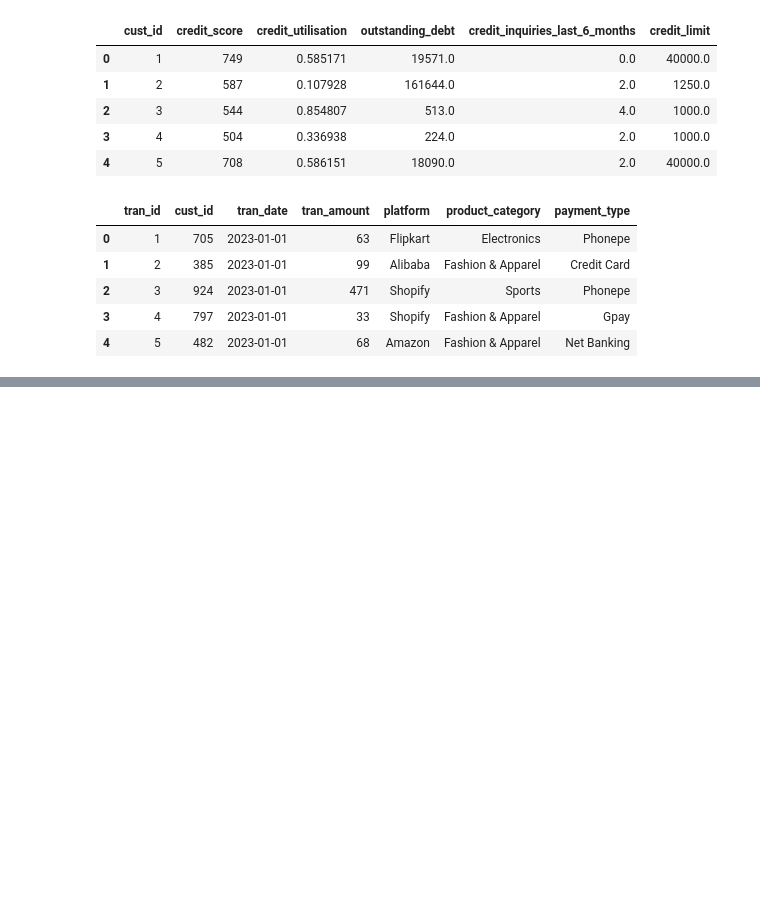
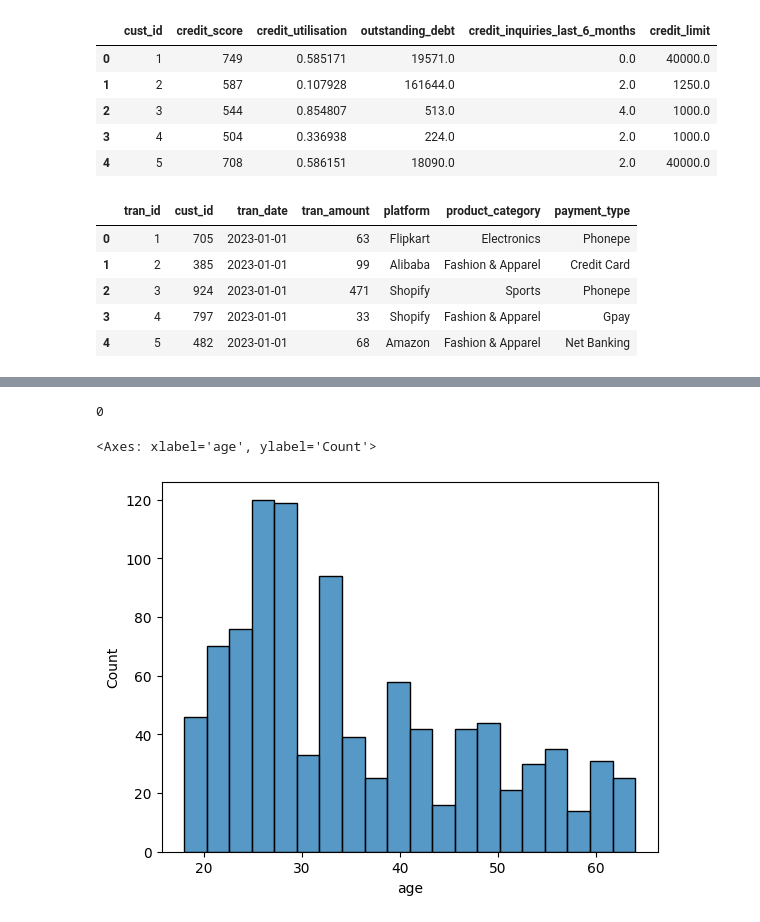
Before and after one commit to HMurawski/credit_card_launch, a Jupyter notebook: main.ipynb, the cells around one changed output, grey strips where cells are left out. Saved outputs shown, nothing was run; the diff lists cells and outputs as text; code cells hidden in the pictures; blank space fills up the shorter version.

```diff
--- a/main.ipynb
+++ b/main.ipynb
@@ -115,0 +234,11 @@ df_trans.head()
+# %%
+df_cust["age"].isnull().sum()
+# %% [output]
+0
+# %%
+df_cust = df_cust[(df_cust["age"] >= 15) & (df_cust["age"] <= 80)]
+# %%
+sns.histplot(df_cust["age"], bins=20, edgecolor="black")
+# %% [output]
+<Axes: xlabel='age', ylabel='Count'>
+[figure, added]
```
Also changed, not shown: parts of 20 cells of this notebook.
